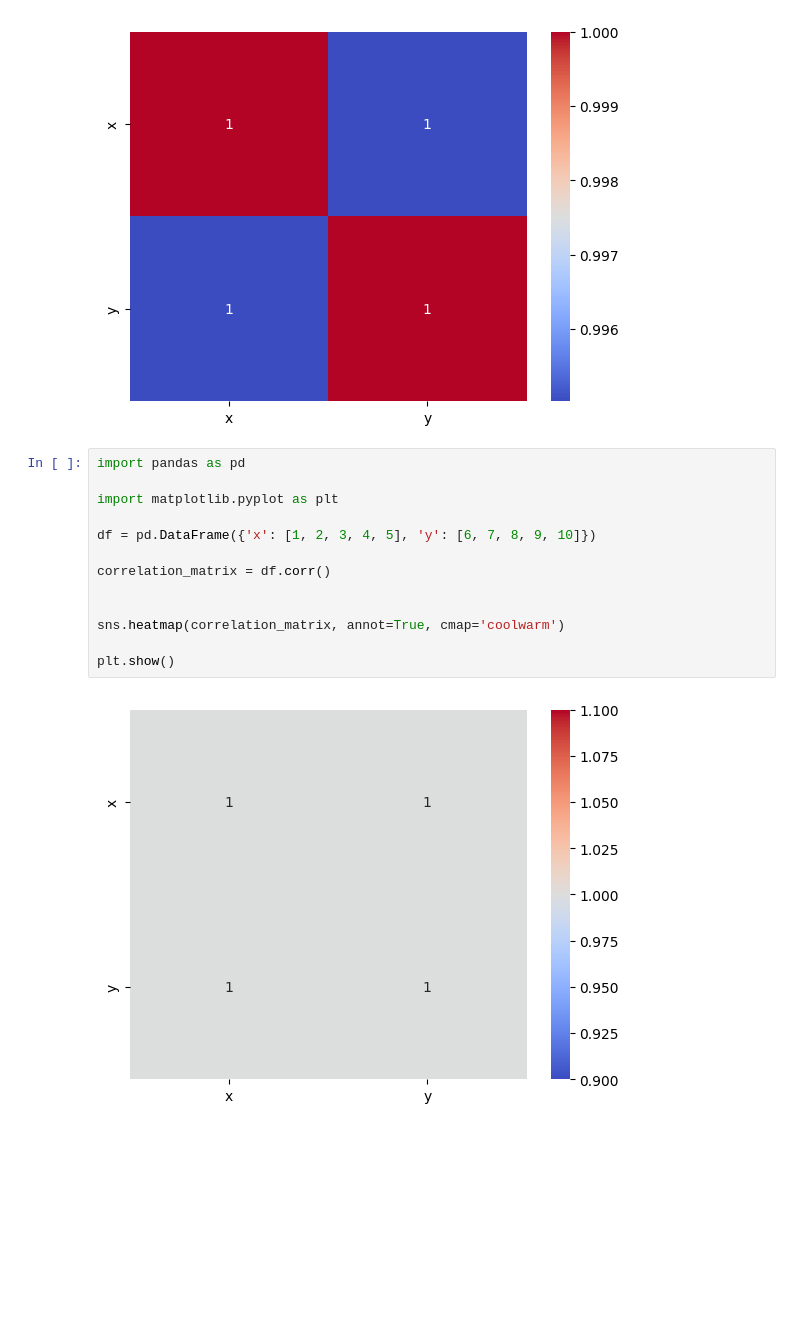
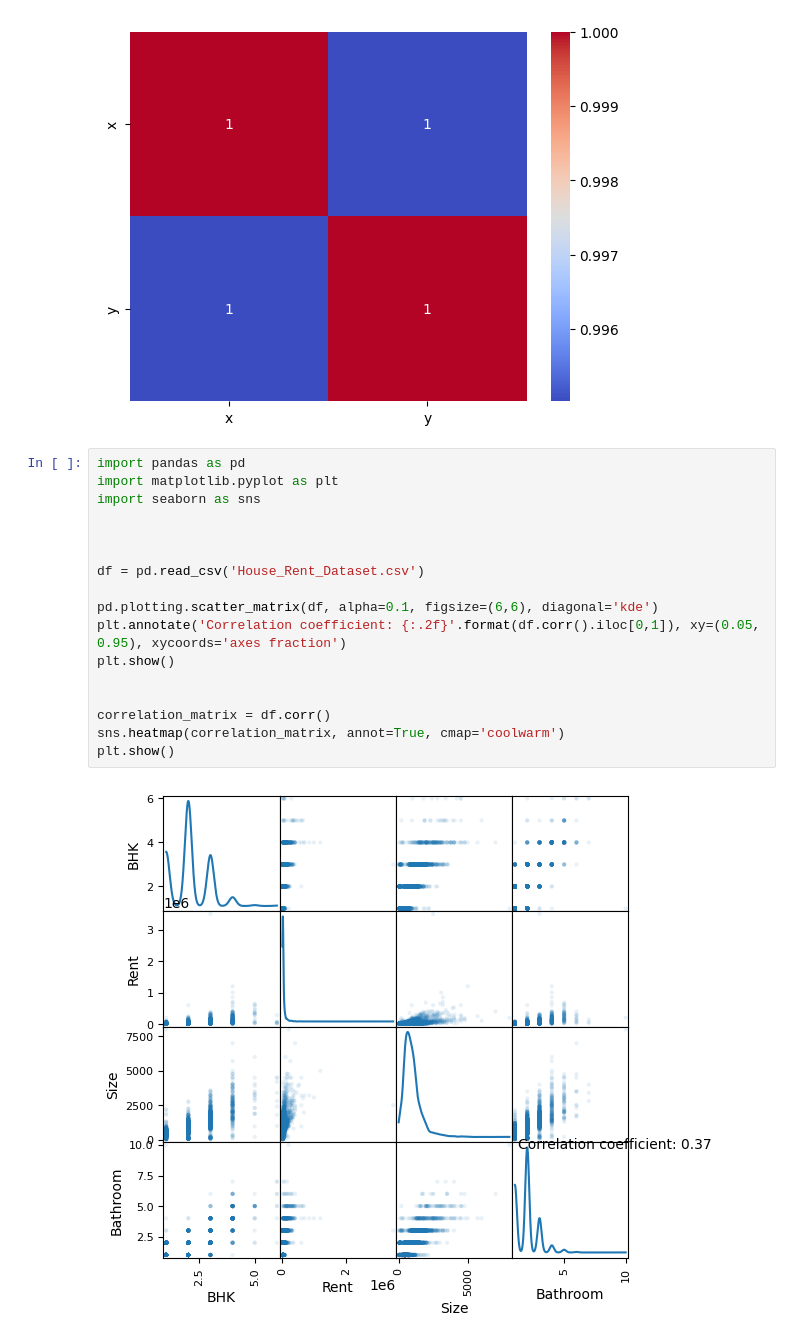
Before and after one commit to rishipopat7/RL-Lab, a Jupyter notebook: Correlation.ipynb, the cells around one changed output. Cells and saved outputs as stored; diff of their text form; blank space fills up the shorter version.

```diff
--- a/Correlation.ipynb
+++ b/Correlation.ipynb
@@ -79,16 +79,20 @@ plt.show()
 [figure]
 # %%
 import pandas as pd
+import matplotlib.pyplot as plt
+import seaborn as sns
 
-import matplotlib.pyplot as plt
 
-df = pd.DataFrame({'x': [1, 2, 3, 4, 5], 'y': [6, 7, 8, 9, 10]})
+
+df = pd.read_csv('House_Rent_Dataset.csv')
+
+pd.plotting.scatter_matrix(df, alpha=0.1, figsize=(6,6), diagonal='kde')
+plt.annotate('Correlation coefficient: {:.2f}'.format(df.corr().iloc[0,1]), xy=(0.05, 0.95), xycoords='axes fraction')
+plt.show()
+
 
 correlation_matrix = df.corr()
-
-
 sns.heatmap(correlation_matrix, annot=True, cmap='coolwarm')
-
 plt.show()
 # %% [output]
-[figure, old version]
+[figure, new version]
```
Also changed, not shown: parts of 2 cells of this notebook.
